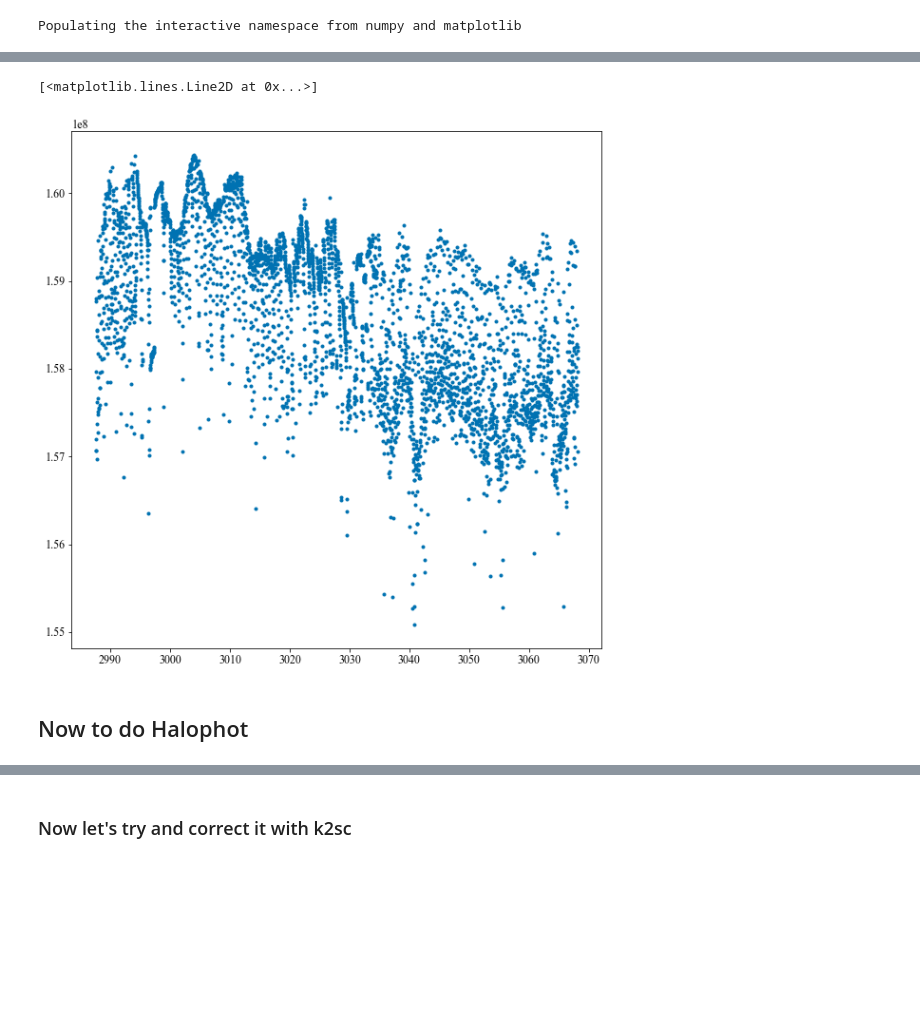
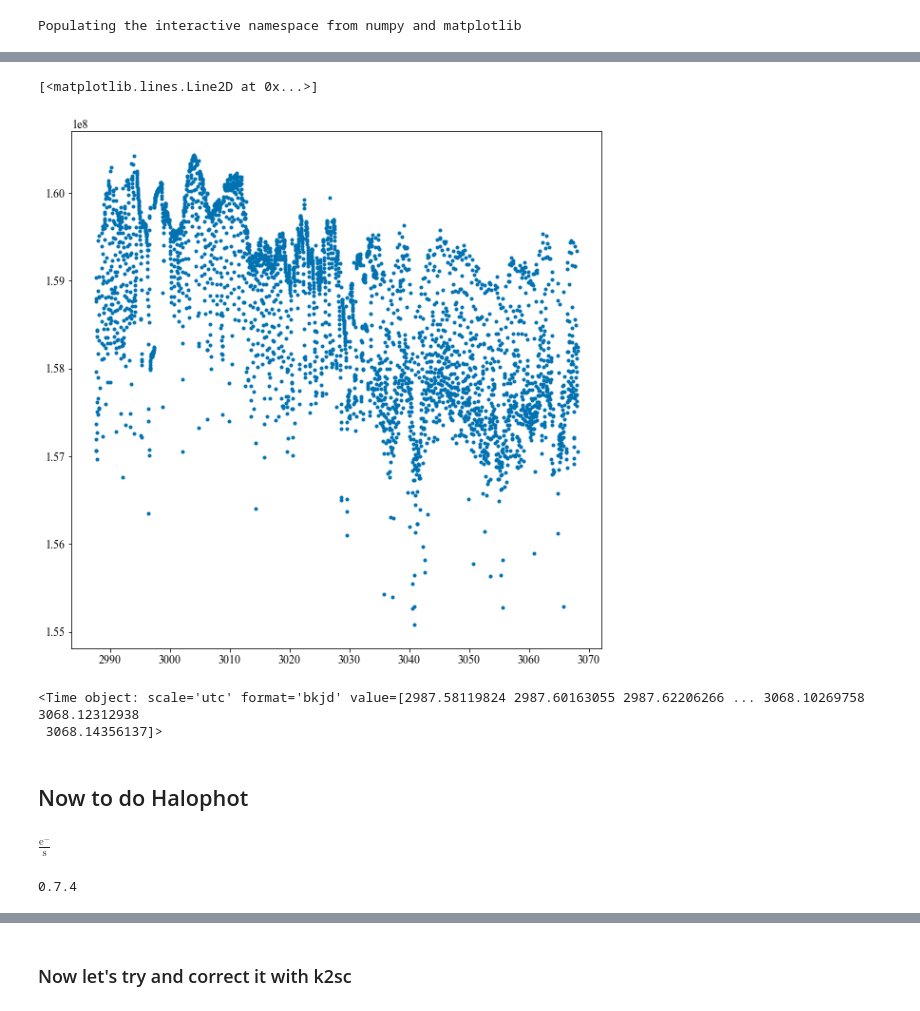
Before and after one commit to hvidy/halophot, a Jupyter notebook: notebooks/lightkurve_test.ipynb, the cells around one changed output, grey strips where cells are left out. Cells and saved outputs as stored; diff of their text form; code cells hidden in the pictures; blank space fills up the shorter version.

Commit message:
fix astropy units

```diff
--- a/notebooks/lightkurve_test.ipynb
+++ b/notebooks/lightkurve_test.ipynb
@@ -52,7 +35,7 @@ lc = tpf.to_lightcurve()
 lc.primary_header = tpf.hdu[0].header
 lc.data_header = tpf.hdu[1].header
 # %%
-plt.plot(lc.time, lc.flux,'.')
+plt.plot(lc.time.value, lc.flux,'.')
 # %% [output]
 [<matplotlib.lines.Line2D at 0x...>]
-[figure, old version]
+[figure, new version]
@@ -59,7 +44,20 @@ plt.plot(lc.time, lc.flux,'.')
+# %%
+Time(tpf.time.value,format=tpf.time.format)
+# %% [output]
+<Time object: scale='utc' format='bkjd' value=[2987.58119824 2987.60163055 2987.62206266 ... 3068.10269758 3068.12312938
+ 3068.14356137]>
 # %% [markdown]
 ## Now to do Halophot
 # %%
 tpf = halo_tpf(fname)
+# %%
+tpf.flux.unit
+# %% [output]
+$\mathrm{\frac{e^{-}}{s}}$
+# %%
+print(halophot.__version__)
+# %% [output]
+0.7.4
 # %%
 %%time
 meta, corr_lc = tpf.halo(split_times=[3010],thresh=0.5);
```
Also changed, not shown: parts of 10 cells of this notebook, 3 other files.
